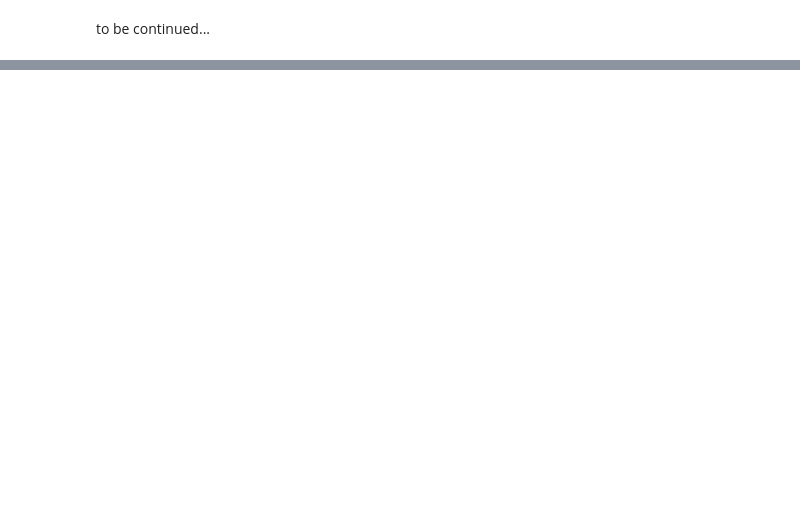
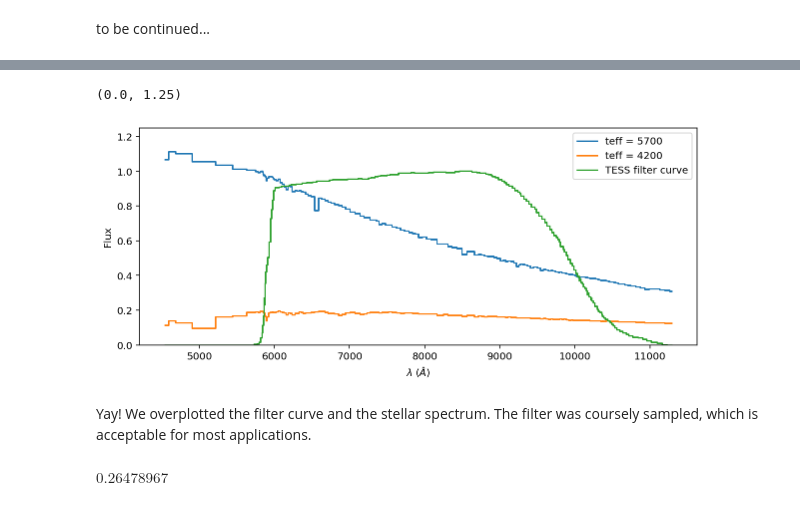
Before and after one commit to BrownDwarf/gollum, a Jupyter notebook: docs/tutorials/filter_curve_synthetic_photometry.ipynb, the cells around one changed output, grey strips where cells are left out. Saved outputs shown, nothing was run; the diff lists cells and outputs as text; code cells hidden in the pictures; blank space fills up the shorter version.

```diff
--- a/docs/tutorials/filter_curve_synthetic_photometry.ipynb
+++ b/docs/tutorials/filter_curve_synthetic_photometry.ipynb
@@ -41,0 +47,31 @@ grid = PHOENIXGrid(teff_range=(2500, 7000), logg_range=(2, 5), metallicity_range
+# %%
+spec1 = PHOENIXSpectrum(path='../../../data/phoenix.astro.physik.uni-goettingen.de/HiResFITS/PHOENIX-ACES-AGSS-COND-2011/',
+                       wl_lo=4000, wl_hi=12000, teff = 5700, logg = 4, metallicity = 0)
+spec2 = PHOENIXSpectrum(path='../../../data/phoenix.astro.physik.uni-goettingen.de/HiResFITS/PHOENIX-ACES-AGSS-COND-2011/',
+                       wl_lo=4000, wl_hi=12000, teff = 4200, logg = 4, metallicity = 0)
+# %%
+resampled_spec1 = spec1.instrumental_broaden(resolving_power=300).resample(filter_curve)
+resampled_spec2 = spec2.instrumental_broaden(resolving_power=300).resample(filter_curve)
+# %%
+normalization_scalar = np.percentile(resampled_spec1.flux, 95)
+# %%
+normalized_spec1 = resampled_spec1.divide(normalization_scalar)
+normalized_spec2 = resampled_spec2.divide(normalization_scalar)
+# %%
+ax = normalized_spec1.plot(label='teff = 5700')
+normalized_spec2.plot(ax=ax, label='teff = 4200')
+ax.step(filter_curve.wavelength, filter_curve.flux, label='TESS filter curve');
+ax.legend()
+ax.set_ylim(0, 1.25)
+# %% [output]
+(0.0, 1.25)
+[figure, added]
+# %% [markdown]
+Yay! We overplotted the filter curve and the stellar spectrum. The filter was coursely sampled, which is acceptable for most applications.
+# %%
+area_under_the_curve1 = np.sum(normalized_spec1.flux*filter_curve.flux)
+area_under_the_curve2 = np.sum(normalized_spec2.flux*filter_curve.flux)
+ratio = area_under_the_curve2/area_under_the_curve1
+ratio
+# %% [output]
+$0.26478967 \; \mathrm{}$
```
Also changed, not shown: parts of 6 cells of this notebook, 1 other file.
